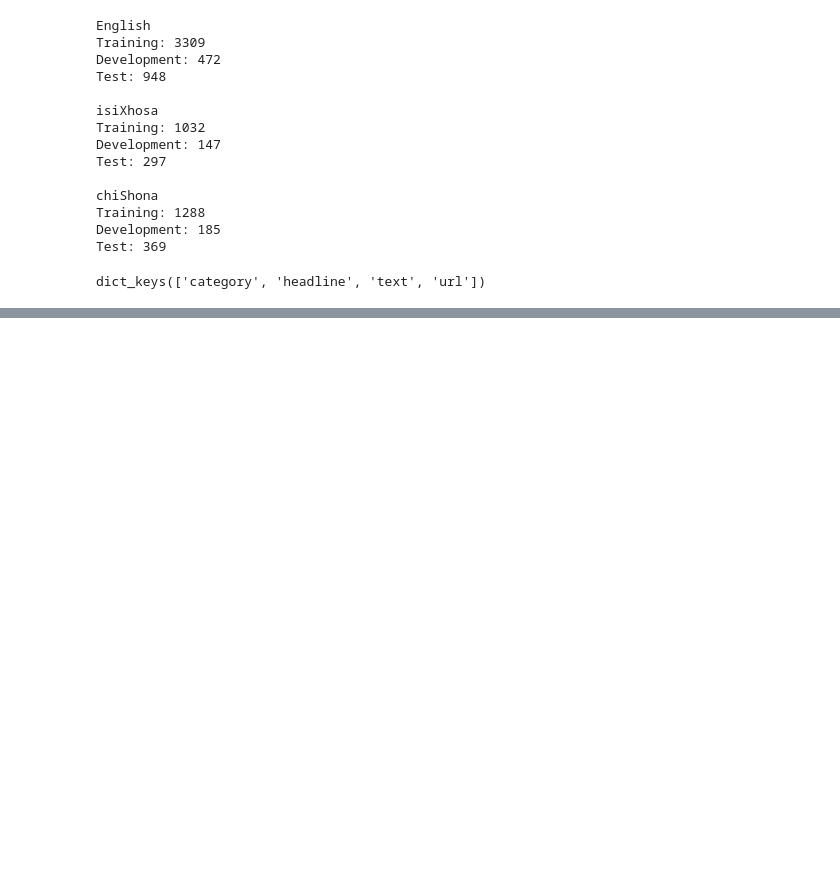
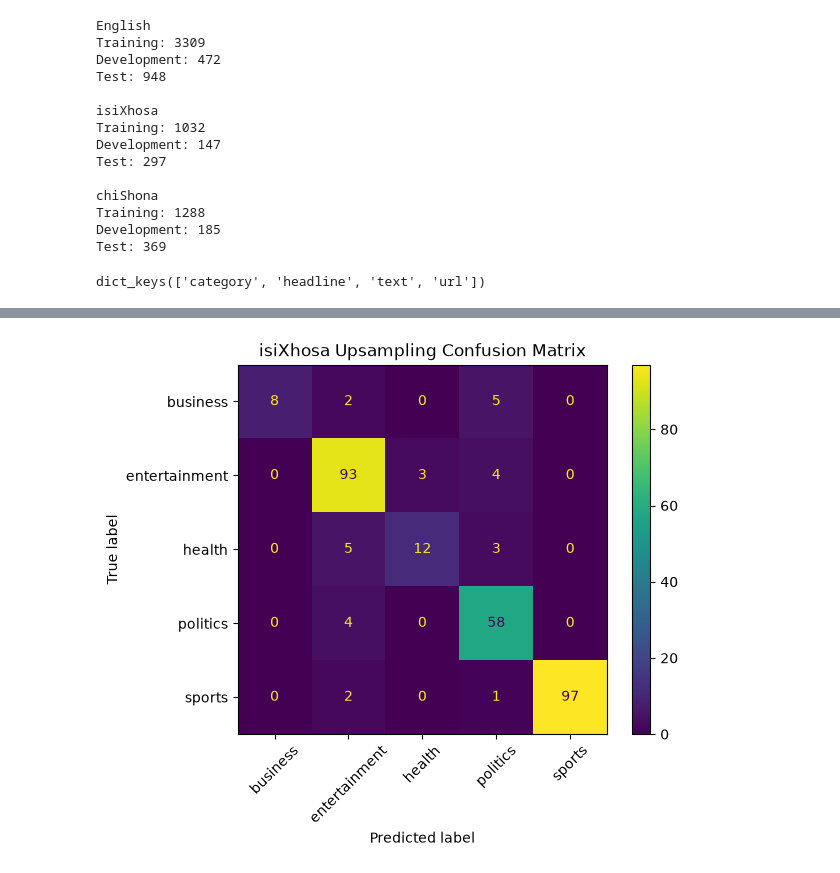
Before and after one commit to SaneleNkosiHopewell71421/CSC2042S-Assignment-2, a Jupyter notebook: CSC2042S_Assignment_2.ipynb, the cells around one changed output, grey strips where cells are left out. Cells and saved outputs as stored; diff of their text form; code cells hidden in the pictures; blank space fills up the shorter version.

```diff
--- a/CSC2042S_Assignment_2.ipynb
+++ b/CSC2042S_Assignment_2.ipynb
@@ -222,0 +2025,31 @@ TF-IDF: (1288, 45173)
+# %%
+# Set the number of words to display for each category
+number_of_words = 10
+
+# Examine each news category
+for class_number in range(model_weights.shape[0]):
+
+    # Retrieve the category name
+    category = number_to_category[class_number]
+
+    # Retrieve the weights for the current category
+    category_weights = model_weights[class_number]
+
+    # Sort the feature positions from highest to lowest weight
+    sorted_indices = np.argsort(category_weights)[::-1]
+
+    # Select the words with the ten highest weights
+    top_indices = sorted_indices[:number_of_words]
+
+    # Display the category name
+    print("\nCategory:", category)
+
+    # Display each word and its corresponding weight
+    for feature_index in top_indices:
+
+        print(
+            "{:<20} {:.4f}".format(
+                feature_names[feature_index],
+                category_weights[feature_index]
+            )
+        )
@@ -222,0 +3521,9 @@ TF-IDF: (1288, 45173)
+# %%
+show_confusion_matrix(
+    upsampling_true,
+    upsampling_predicted,
+    xho_category_to_number,
+    "isiXhosa Upsampling Confusion Matrix"
+)
+# %% [output]
+[figure, added]
```
Also changed, not shown: parts of 96 cells of this notebook, 3 other files.
